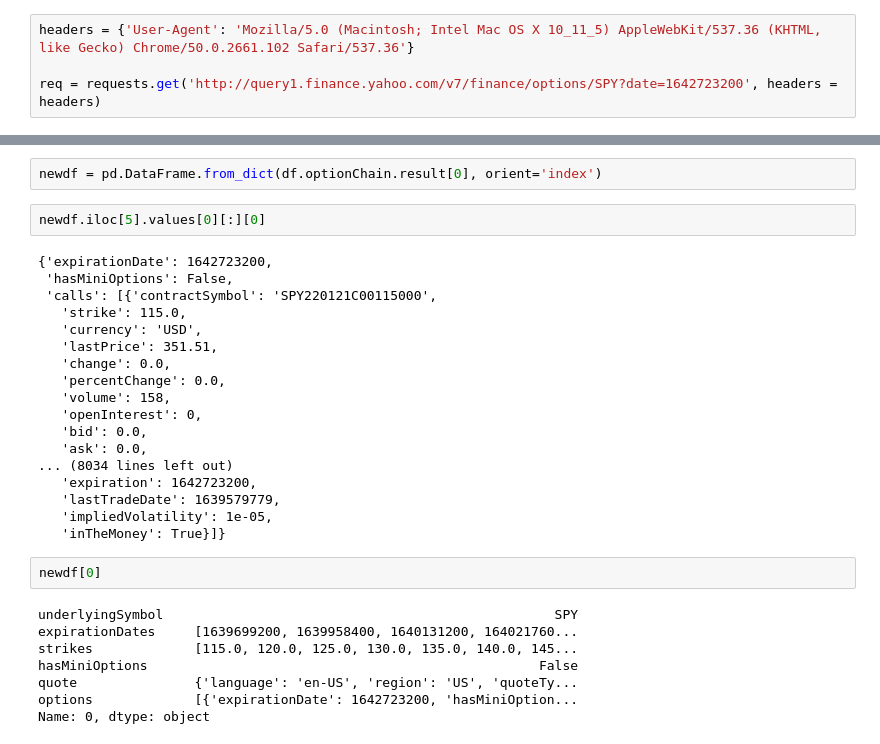
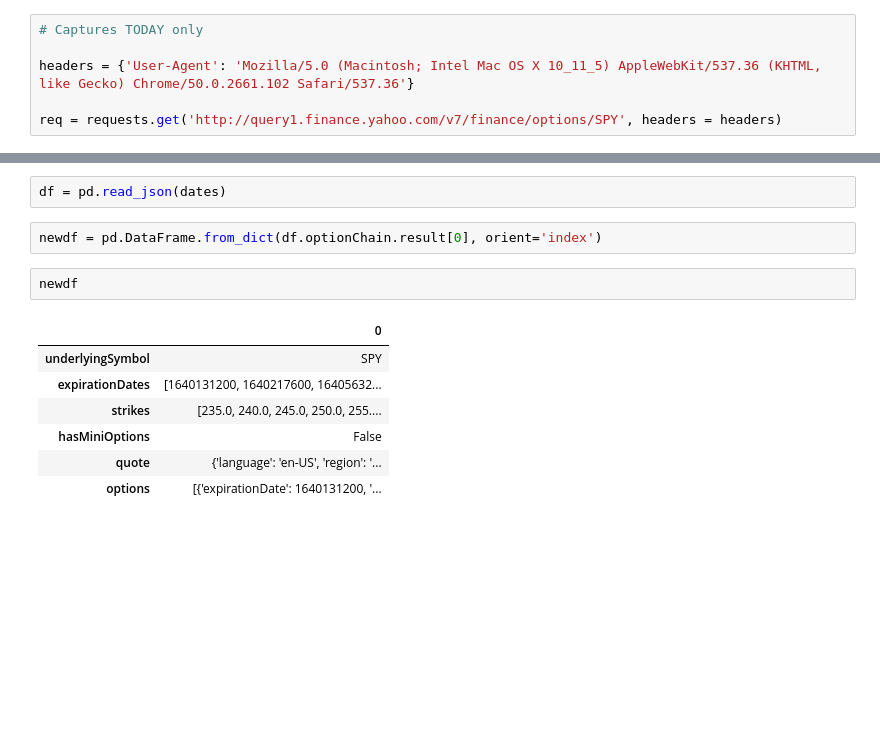
Before and after one commit to ilyakrasavin/geenie-options, a Jupyter notebook: VolatilitySurface/data.ipynb, the cells around one changed output, grey strips where cells are left out. Drawn from its saved outputs; the diff is of its cells as text; blank space fills up the shorter version.

```diff
--- a/VolatilitySurface/data.ipynb
+++ b/VolatilitySurface/data.ipynb
@@ -7,4 +12,6 @@ import numpy as np
 # %%
+# Captures TODAY only
+
 headers = {'User-Agent': 'Mozilla/5.0 (Macintosh; Intel Mac OS X 10_11_5) AppleWebKit/537.36 (KHTML, like Gecko) Chrome/50.0.2661.102 Safari/537.36'}
 
-req = requests.get('http://query1.finance.yahoo.com/v7/finance/options/SPY?date=1642723200', headers = headers)
+req = requests.get('http://query1.finance.yahoo.com/v7/finance/options/SPY', headers = headers)
@@ -15,32 +100,14 @@ df = pd.read_json(req.content.decode())
+# %%
+df = pd.read_json(dates)
 # %%
 newdf = pd.DataFrame.from_dict(df.optionChain.result[0], orient='index')
-# %%
-newdf.iloc[5].values[0][:][0]
-# %% [output]
-{'expirationDate': 1642723200,
- 'hasMiniOptions': False,
- 'calls': [{'contractSymbol': 'SPY220121C00115000',
-   'strike': 115.0,
-   'currency': 'USD',
-   'lastPrice': 351.51,
-   'change': 0.0,
-   'percentChange': 0.0,
-   'volume': 158,
-   'openInterest': 0,
-   'bid': 0.0,
-   'ask': 0.0,
-... (8034 lines left out)
-   'expiration': 1642723200,
-   'lastTradeDate': 1639579779,
-   'impliedVolatility': 1e-05,
-   'inTheMoney': True}]}
 # %%
-newdf[0]
+newdf
 # %% [output]
-underlyingSymbol                                                  SPY
-expirationDates     [1639699200, 1639958400, 1640131200, 164021760...
-strikes             [115.0, 120.0, 125.0, 130.0, 135.0, 140.0, 145...
-hasMiniOptions                                                  False
-quote               {'language': 'en-US', 'region': 'US', 'quoteTy...
-options             [{'expirationDate': 1642723200, 'hasMiniOption...
-Name: 0, dtype: object
+|  | 0 |
+| underlyingSymbol | SPY |
+| expirationDates | [1640131200, 1640217600, 16405632... |
+| strikes | [235.0, 240.0, 245.0, 250.0, 255.... |
+| hasMiniOptions | False |
+| quote | {'language': 'en-US', 'region': '... |
+| options | [{'expirationDate': 1640131200, '... |
```
Also changed, not shown: parts of 14 cells of this notebook, 2 other files.
